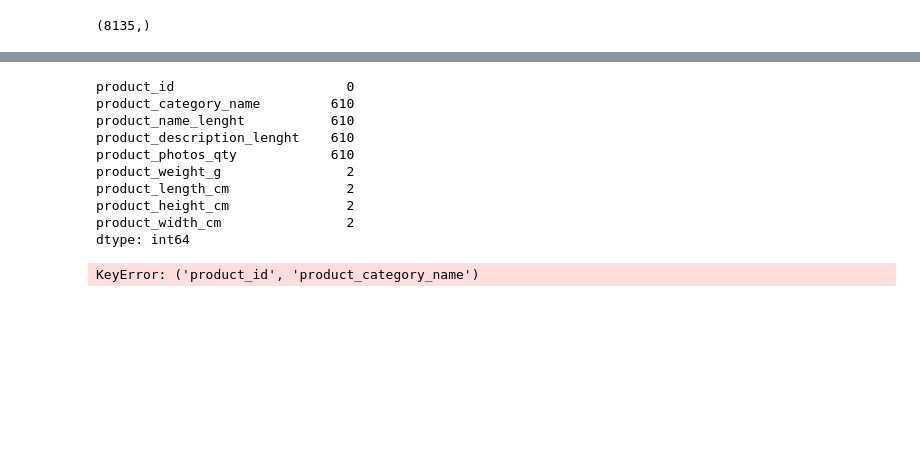
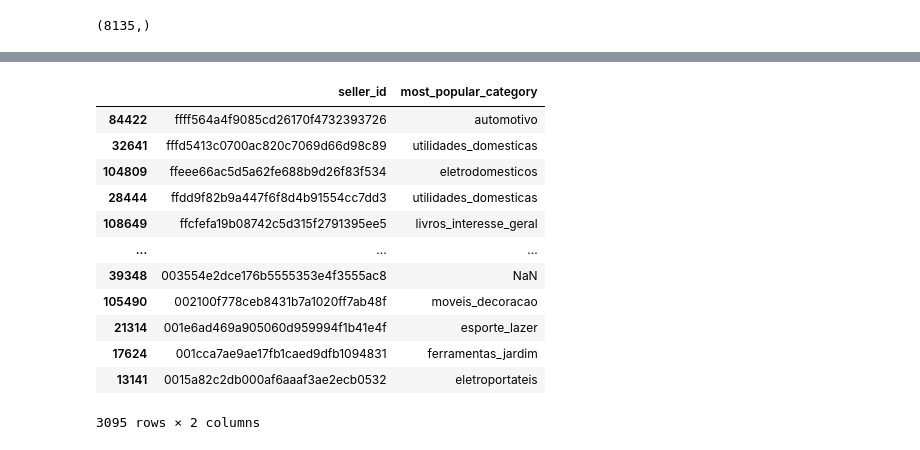
Before and after one commit to jasonhu03/datathon, a Jupyter notebook: datathon.ipynb, the cells around one changed output, grey strips where cells are left out. Saved outputs shown, nothing was run; the diff lists cells and outputs as text; code cells hidden in the pictures; blank space fills up the shorter version.

Commit message:
added seller most popular category

```diff
--- a/datathon.ipynb
+++ b/datathon.ipynb
@@ -10,13 +10,13 @@ ModuleNotFoundError: No module named 'sklearn'
 # %%
 #importing csv files to dataframes
-customers_df = pd.read_csv("the_data\olist_customers_dataset.csv")
-geolocation_df = pd.read_csv("the_data\olist_geolocation_dataset.csv")
-order_items_df = pd.read_csv("the_data\olist_order_items_dataset.csv")
-order_payment_df = pd.read_csv("the_data\olist_order_payments_dataset.csv")
-order_reviews_df = pd.read_csv("the_data\olist_order_reviews_dataset.csv")
-orders_df = pd.read_csv("the_data\olist_orders_dataset.csv")
-products_df = pd.read_csv("the_data\olist_products_dataset.csv")
-sellers_df = pd.read_csv("the_data\olist_sellers_dataset.csv")
+customers_df = pd.read_csv("the_data/olist_customers_dataset.csv")
+geolocation_df = pd.read_csv("the_data/olist_geolocation_dataset.csv")
+order_items_df = pd.read_csv("the_data/olist_order_items_dataset.csv")
+order_payment_df = pd.read_csv("the_data/olist_order_payments_dataset.csv")
+order_reviews_df = pd.read_csv("the_data/olist_order_reviews_dataset.csv")
+orders_df = pd.read_csv("the_data/olist_orders_dataset.csv")
+products_df = pd.read_csv("the_data/olist_products_dataset.csv")
+sellers_df = pd.read_csv("the_data/olist_sellers_dataset.csv")
 # %%
 duplicate_customer_df = pd.DataFrame
 duplicate_customer_df = customers_df[customers_df.duplicated(subset=['customer_unique_id'], keep=False)]
@@ -227,17 +216,38 @@ Name: product_category_name, Length: 71, dtype: int64
-# %%
-print(products_df.isnull().sum())
-
-seller_product_info_df=pd.merge(products_df['product_id', 'product_category_name'], order_items_df[['seller_id','product_id','price']], on ="product_id", how = "outer")
-seller_product_info_df
-# %% [output]
-product_id                      0
-product_category_name         610
-product_name_lenght           610
-product_description_lenght    610
-product_photos_qty            610
-product_weight_g                2
-product_length_cm               2
-product_height_cm               2
-product_width_cm                2
-dtype: int64
-KeyError: ('product_id', 'product_category_name')
+# %%
+
+
+seller_product_info_df=pd.merge(products_df[['product_id', 'product_category_name']], order_items_df[['seller_id','product_id','price']], on ="product_id", how = "outer")
+seller_product_info_df=seller_product_info_df.sort_values(by='seller_id', ascending=False)
+seller_info_df=pd.DataFrame()
+seller_info_df['seller_id']=seller_product_info_df['seller_id'].drop_duplicates()
+seller_info_df['most_popular_category']='None'
+
+sellers=[]
+for i in seller_info_df['seller_id']:
+    sellers.append(i)
+
+most_pop_dict={}
+for i in sellers:
+    most_pop_dict[i]=[]
+
+for i in seller_product_info_df.index:
+    most_pop_dict[seller_product_info_df['seller_id'][i]].append(seller_product_info_df['product_category_name'][i])
+import statistics
+
+for i in seller_info_df.index:
+    seller_info_df['most_popular_category'][i]=statistics.mode(most_pop_dict[seller_product_info_df['seller_id'][i]])
+seller_info_df
+# %% [output]
+|  | seller_id | most_popular_category |
+| 84422 | ffff564a4f9085cd26170f4732393726 | automotivo |
+| 32641 | fffd5413c0700ac820c7069d66d98c89 | utilidades_domesticas |
+| 104809 | ffeee66ac5d5a62fe688b9d26f83f534 | eletrodomesticos |
+| 28444 | ffdd9f82b9a447f6f8d4b91554cc7dd3 | utilidades_domesticas |
+| 108649 | ffcfefa19b08742c5d315f2791395ee5 | livros_interesse_geral |
+| ... | ... | ... |
+| 39348 | 003554e2dce176b5555353e4f3555ac8 | NaN |
+| 105490 | 002100f778ceb8431b7a1020ff7ab48f | moveis_decoracao |
+| 21314 | 001e6ad469a905060d959994f1b41e4f | esporte_lazer |
+| 17624 | 001cca7ae9ae17fb1caed9dfb1094831 | ferramentas_jardim |
+| 13141 | 0015a82c2db000af6aaaf3ae2ecb0532 | eletroportateis |
+3095 rows × 2 columns
```
Also changed, not shown: parts of 2 cells of this notebook.
